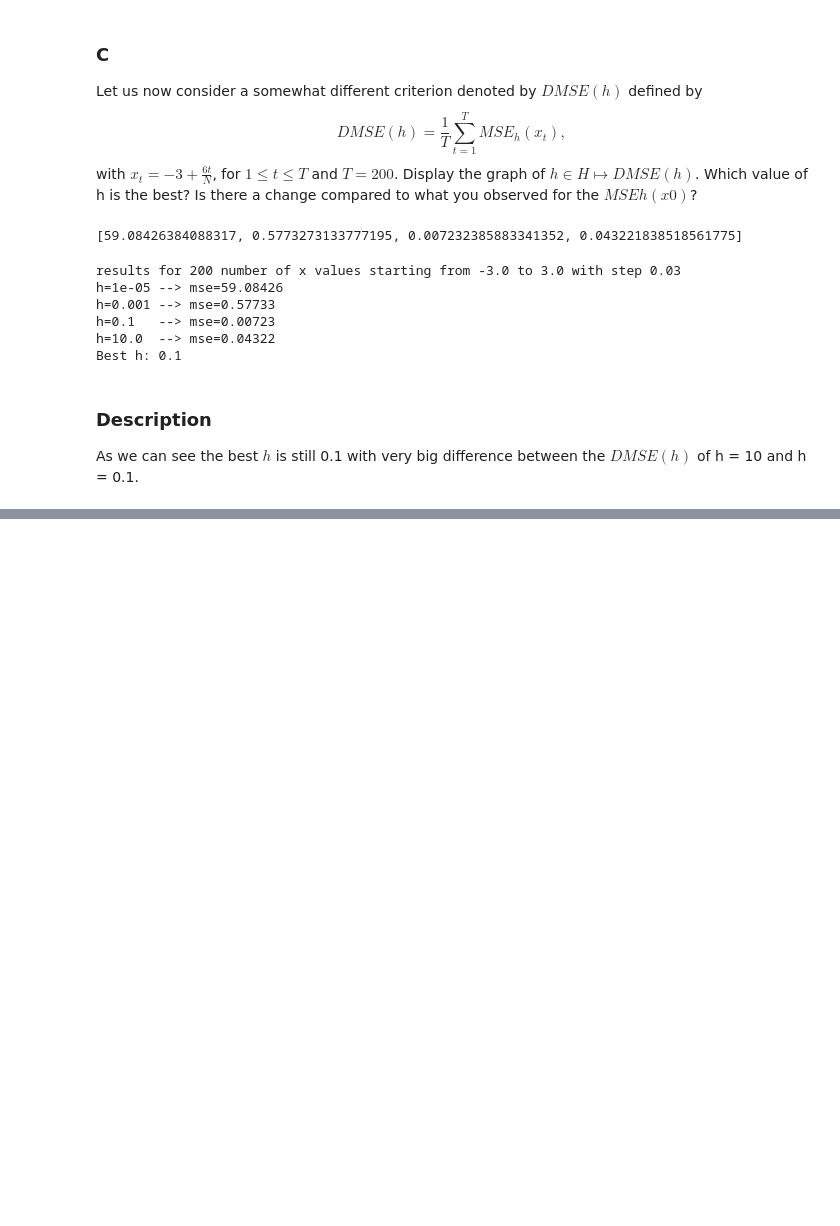
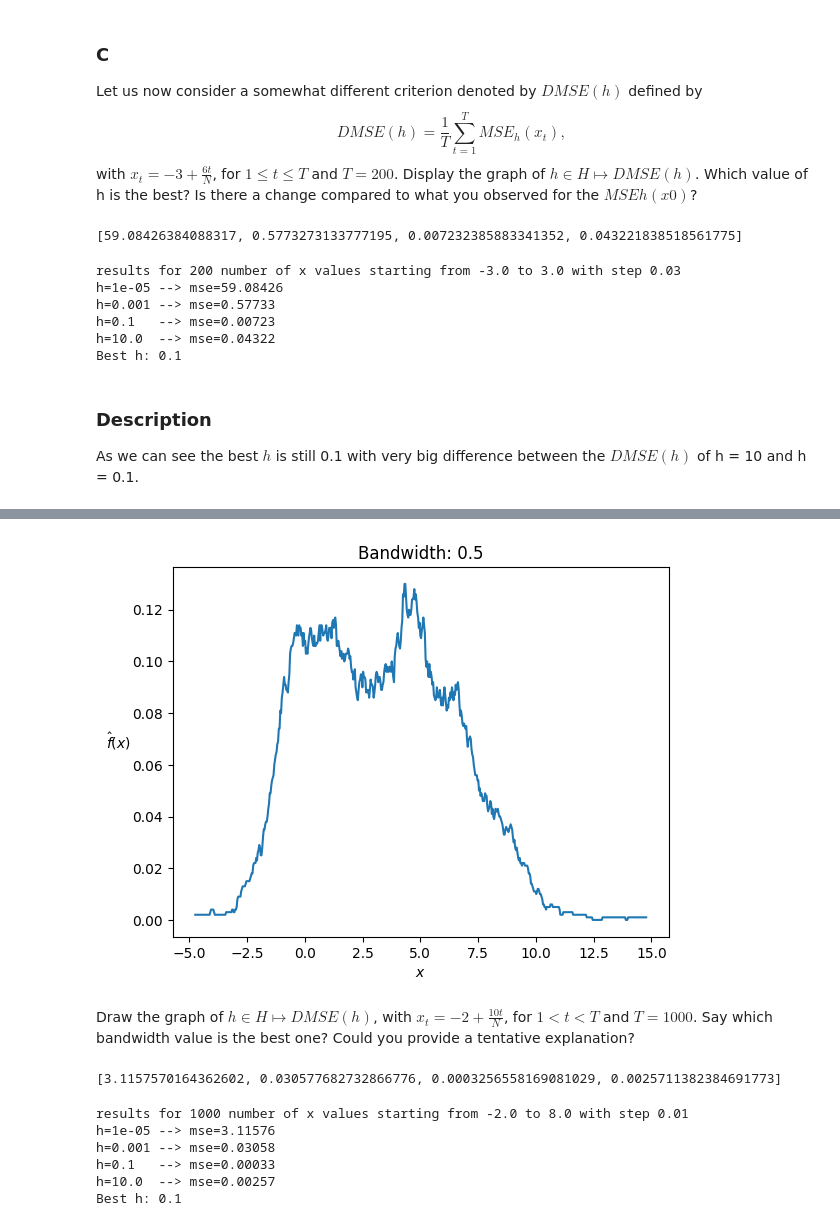
Before and after one commit to kkasra12/fundamental-of-statistical-learning, a Jupyter notebook: kasra_eskandarizanjani.ipynb, the cells around one changed output, grey strips where cells are left out. Cells and saved outputs as stored; diff of their text form; code cells hidden in the pictures; blank space fills up the shorter version.

```diff
--- a/kasra_eskandarizanjani.ipynb
+++ b/kasra_eskandarizanjani.ipynb
@@ -408,0 +433,46 @@ As we can see the best $h$ is still 0.1 with very big difference between the $DM
+# %%
+# maybe smth like h = .5 is the better
+draw_kde(data_3, h:=0.5, plt.gca(), uniform_kernel_function, title=f"Bandwidth: {h}")
+plt.show()
+# %% [output]
+[figure, added]
+# %% [markdown]
+Draw the graph of $h \in H \mapsto DMSE(h)$, with $x_t = −2 + \frac{10t}{N}$, for $1 \lt t \lt T$ and $T = 1000$. Say which bandwidth value is the best one? Could you provide a tentative explanation?
+# %%
+x_values = np.linspace(-2, 8, 1000)
+mc_count = 1000
+num_points = 20
+np.random.seed(2)
+
+dmse_values = [] # this is a function of h -> DMSE(h)
+for h in tqdm(H):
+    mse_values = [] # this is a function of x -> MSE(x)
+    for x0 in tqdm(x_values, leave=False):
+        mc_values = []
+        for _ in range(mc_count):
+            data = np.concatenate((np.random.normal(0, 1, 200), np.random.normal(4, 8**0.5, 800)))
+            real_hist = np.histogram(data, bins=num_points, density=True)[0]
+            x_range, y_range = kde(data, h, uniform_kernel_function, num_points=num_points)
+            kde_values = np.interp(x0, x_range, y_range)
+            real_value = np.interp(x0, x_range, real_hist)
+            mc_values.append(mse(kde_values, real_value))
+        mse_values.append(np.mean(mc_values))
+    dmse_values.append(np.mean(mse_values))
+print(dmse_values)
+# %% [output]
+[3.1157570164362602, 0.030577682732866776, 0.0003256558169081029, 0.0025711382384691773]
+# %%
+print(f"results for {len(x_values)} number of x values starting from {x_values[0]} to {x_values[-1]} with step {(x_values[1]-x_values[0]):.2f}")
+best_h = H[np.argmin(dmse_values)]
+t = [[f"{h=}",f"{mse=:.5f}"] for h, mse in zip(H, dmse_values)]
+w1 = max(len(s[0]) for s in t)
+print(*[f"{h:<{w1}} --> {mse}" for h, mse in t], sep="\n")
+
+print(f"Best h: {best_h}")
+# %% [output]
+results for 1000 number of x values starting from -2.0 to 8.0 with step 0.01
+h=1e-05 --> mse=3.11576
+h=0.001 --> mse=0.03058
+h=0.1   --> mse=0.00033
+h=10.0  --> mse=0.00257
+Best h: 0.1
```
Also changed, not shown: parts of 4 cells of this notebook.
